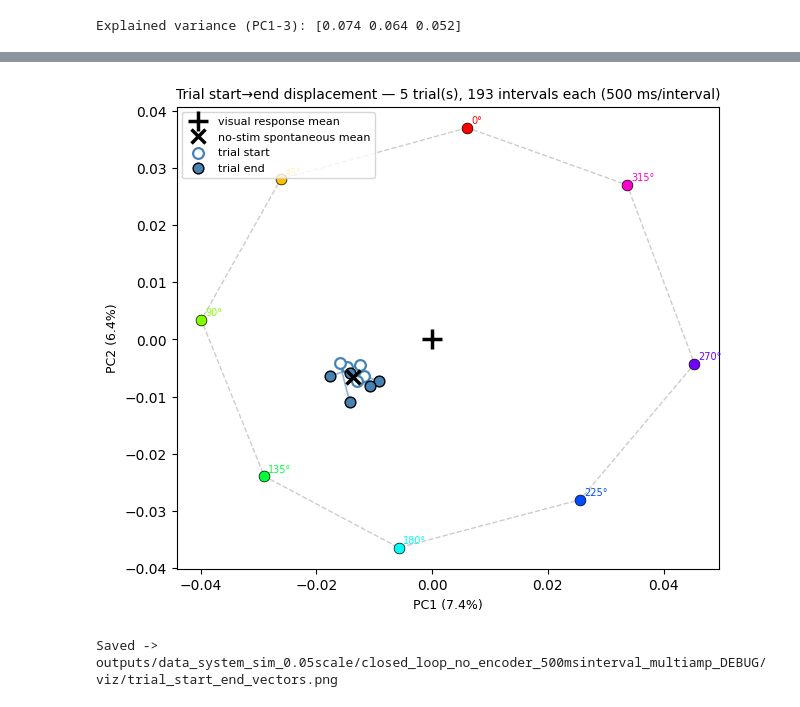
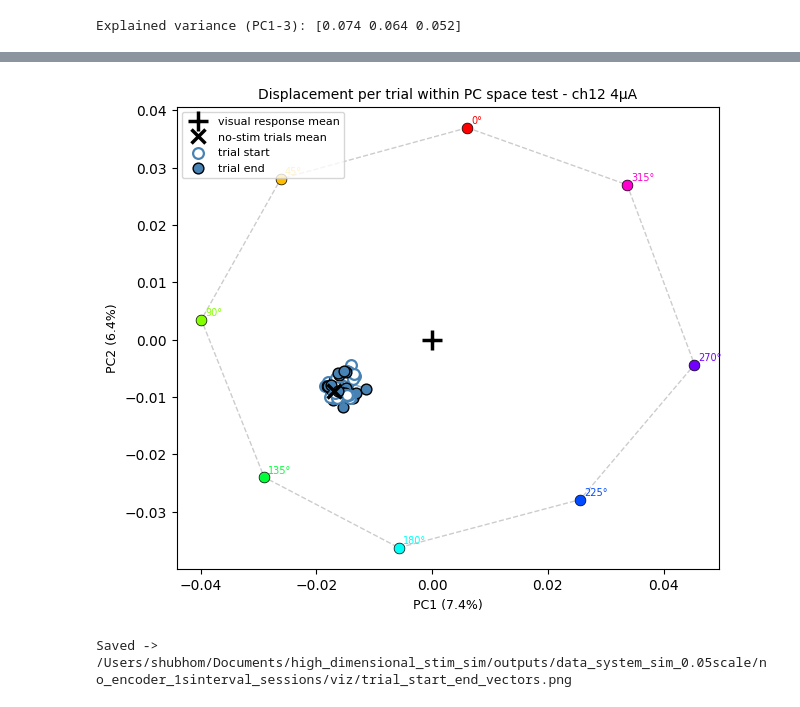
Before and after one commit to ricebci/high_dimensional_stim_sim, a Jupyter notebook: single_pulse_analysis.ipynb, the cells around one changed output, grey strips where cells are left out. Drawn from its saved outputs; the diff is of its cells as text; code cells hidden in the pictures.

```diff
--- a/single_pulse_analysis.ipynb
+++ b/single_pulse_analysis.ipynb
@@ -18,7 +18,7 @@ from mpl_toolkits.mplot3d import Axes3D  # noqa: F401
 from sklearn.decomposition import PCA
 
 # ── Paths ──────────────────────────────────────────────────────────────────
-DATA_DIR = "outputs/data_system_sim_0.05scale/closed_loop_no_encoder_500msinterval_multiamp_DEBUG"
+DATA_DIR = "/Users/shubhom/Documents/high_dimensional_stim_sim/outputs/data_system_sim_0.05scale/no_encoder_1sinterval_sessions"
 VIS_DIR  = "outputs/data_system_sim_0.05scale/visual_orientations_8"
 
 VIZ_DIR = os.path.join(DATA_DIR, "viz")
@@ -26,20 +26,11 @@ os.makedirs(VIZ_DIR, exist_ok=True)
 
 N_STIM_CHANNELS = 32
 
-# ── Load experiment config + history ──────────────────────────────────────
-config_json = os.path.join(DATA_DIR, "closed_loop_no_encoder_config.json")
-config_pkl  = os.path.join(DATA_DIR, "closed_loop_no_encoder_config.pkl")
-if os.path.isfile(config_json):
-    with open(config_json) as f:
-        config = json.load(f)
-else:
-    with open(config_pkl, "rb") as f:
-        config = pickle.load(f)
-
-with open(os.path.join(DATA_DIR, "closed_loop_no_encoder_history.pkl"), "rb") as f:
-    history = pickle.load(f)
-
-print("Config keys:", list(config.keys()))
-print(f"History entries: {len(history)}")
-print("Example history entry:", history[1])
+# Count sessions
+session_dirs = sorted([d for d in os.listdir(DATA_DIR)
+                       if d.startswith("closed_loop_no_encoder_1sinterval_session_")
+                       and os.path.isdir(os.path.join(DATA_DIR, d))])
+print(f"Loading {len(session_dirs)} sessions...")
+for d in session_dirs:
+    print(f"  - {d}")
 # %% [output]
@@ -336,43 +486,42 @@ for j, ang in enumerate(avg_angles):
 
 # Reference markers
 ax.plot(vis_mean_pc[0], vis_mean_pc[1],
-        marker="+", markersize=14, markeredgewidth=2.5,
+        marker="+", markersize=14,
         color="black", linestyle="none", zorder=10,
         label="visual response mean")
-ax.plot(no_stim_pc[0], no_stim_pc[1],
-        marker="x", markersize=10, markeredgewidth=2.5,
+ax.plot(spont_trials_pc[0], spont_trials_pc[1],
+        marker="x", markersize=10,
         color="black", linestyle="none", zorder=10,
-        label="no-stim spontaneous mean")
+        label="no-stim trials mean")
 
 # One line per trial: start (open circle) → end (filled circle)
 for t in trials:
     p_start = all_pc[t] # TODO: replace with instant spike PC projection at trial start vs. trial end.
     p_end   = all_pc[t - 1]
     ax.plot([p_start[0], p_end[0]], [p_start[1], p_end[1]],
             color="steelblue", lw=1.2, alpha=0.6, zorder=5)
     label_s = "trial start" if t == trials[0] else None
     label_e = "trial end"   if t == trials[0] else None
     ax.scatter(p_start[0], p_start[1], color="white", s=60,
                edgecolors="steelblue", lw=1.6, zorder=7, label=label_s)
     ax.scatter(p_end[0],   p_end[1],   color="steelblue", s=60,
                edgecolors="k", lw=1.0, zorder=7, label=label_e)
 
 ax.set_xlabel(f"PC1 ({pca.explained_variance_ratio_[0]:.1%})", fontsize=9)
 ax.set_ylabel(f"PC2 ({pca.explained_variance_ratio_[1]:.1%})", fontsize=9)
 ax.set_title(
-    f"Trial start→end displacement — {len(trials)} trial(s), "
-    f"{n_repertoire} intervals each ({interval_ms:.0f} ms/interval)",
+    f"Displacement per trial within PC space test - ch{TEST_ELECTRODE} {TEST_CURRENT}µA",
     fontsize=10,
 )
 ax.legend(fontsize=8, loc="upper left")
 
 out = os.path.join(VIZ_DIR, "trial_start_end_vectors.png")
 plt.savefig(out, dpi=200, bbox_inches="tight")
 plt.show()
 print(f"Saved -> {out}")
 # %% [output]
-[figure, old version]
+[figure, new version]
-Saved -> outputs/data_system_sim_0.05scale/closed_loop_no_encoder_500msinterval_multiamp_DEBUG/viz/trial_start_end_vectors.png
+Saved -> /Users/shubhom/Documents/high_dimensional_stim_sim/outputs/data_system_sim_0.05scale/no_encoder_1sinterval_sessions/viz/trial_start_end_vectors.png
 # %%
 # ── Observation-window averages projected into PC space ─────────────────────
 #
```
Also changed, not shown: parts of 14 cells of this notebook, 4 other files.
